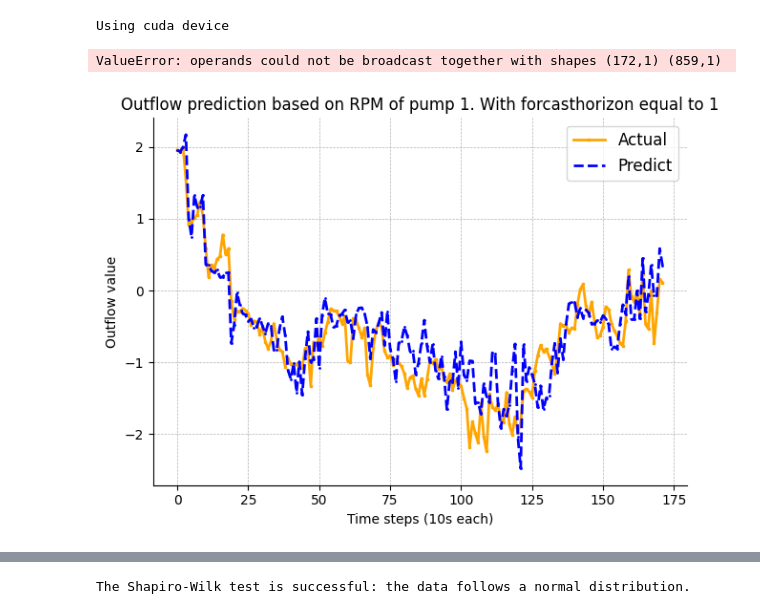
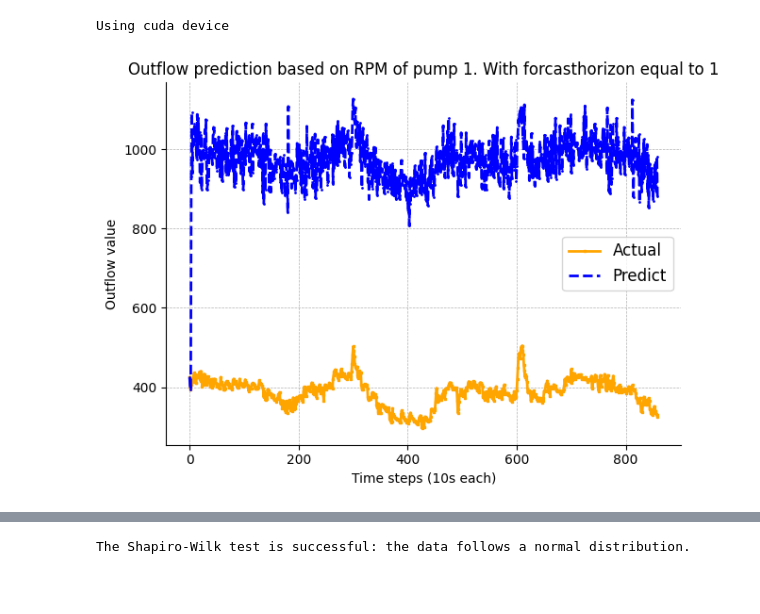
Before and after one commit to nitram1805/Digitization_of_electronic_assets, a Jupyter notebook: Group_1_final_proj.ipynb, the cells around one changed output, grey strips where cells are left out. Saved outputs shown, nothing was run; the diff lists cells and outputs as text; code cells hidden in the pictures; blank space fills up the shorter version.

```diff
--- a/Group_1_final_proj.ipynb
+++ b/Group_1_final_proj.ipynb
@@ -5,8 +5,7 @@ import matplotlib.pyplot as plt
 
 data = pd.read_parquet('Data/pump_station_data.parquet')
 data = data[:]["2023-02-14":"2023-02-16"]
-data.to_csv("pump_data_14_02_to_16_02")
-print(data.columns)
+data_10s = data.resample("10s").mean()
 fig, ax = plt.subplots(2)
 ax[0].plot(data['outflow'])
 ax[1].plot(data['height'])
@@ -27,7 +23,7 @@ Index(['height', 'outflow', 'pump1_rpm', 'pump1_power', 'pump4_rpm',
 # %%
 import sklearn.model_selection as modsel
 
-data_train, data_test = modsel.train_test_split(data, test_size=0.2, shuffle=False)
+data_train, data_test = modsel.train_test_split(data_10s, test_size=0.2, shuffle=False)
 # %%
 # Format the data so that it can be used to fit the ARX model
 # The rpm values of both pumps are chosen as input values
@@ -148,7 +131,7 @@ model_type="NARMAX",
 )
 
 BayesianRidge_narx.fit(X=x_train, y=y_train)
-yhat = BayesianRidge_narx.predict(X=x_test,y=y_test)
+yhat = BayesianRidge_narx.predict(X=x_test,y=y_test, forecast_horizon=400)
 rrse_narx= root_relative_squared_error(y_test, yhat)
 print(rrse_narx)
 # %% [output]
@@ -431,33 +445,31 @@ for i in ['RReLU']:
         narx_net.net.to(torch.device("cuda"))
     narx_net.fit(X=x_train_1, y=y_train_1,X_test=x_test_1, y_test=y_test_1)
     yhat = narx_net.predict(X=x_compare_1, y=y_compare_1)
-    mse = mean_squared_error(y_test_1, yhat)
-    print("MSE: ", mse)
-    rrse = root_relative_squared_error(y_compare_1, yhat)
-    print("RRSE: ",rrse)
-    eval_dict.update({i:{"rrse":rrse,"mse":mse,'yhat':yhat}})
+    # mse = mean_squared_error(y_test_1, yhat)
+    # print("MSE: ", mse)
+    #rrse = root_relative_squared_error(y_compare_1, yhat)
+    #print("RRSE: ",rrse)
+    #eval_dict.update({i:{"mse":mse,'yhat':yhat}})
-# %% [output]
-ValueError: operands could not be broadcast together with shapes (172,1) (859,1)
 # %%
 fig, ax = plt.subplots()
 ax.plot(y_compare_1, color='orange', linestyle='-', linewidth=2, marker='s', markersize=1.5, label='Actual')
-ax.plot(eval_dict["RReLU"]['yhat'] ,color='blue', linestyle='--', linewidth=2, marker='o', markersize=1, label='Predict')
+ax.plot(yhat ,color='blue', linestyle='--', linewidth=2, marker='o', markersize=1, label='Predict')
 
 ax.set_title(f"Outflow prediction based on RPM of pump 1. With forcasthorizon equal to 1")
 ax.set_xlabel(f"Time steps (10s each)")
 ax.set_ylabel("Outflow value")
 ax.grid(True, which='both', linestyle='--', linewidth = 0.5)
 
 # Adding a legend
 plt.legend(fontsize=12)
 
 # Adjusting the layout
 plt.tight_layout()
 
 plt.show()
 #plt.savefig()
 # %% [output]
-[figure, old version]
+[figure, new version]
 # %%
 from scipy.stats import shapiro
 
```
Also changed, not shown: parts of 14 cells of this notebook.
